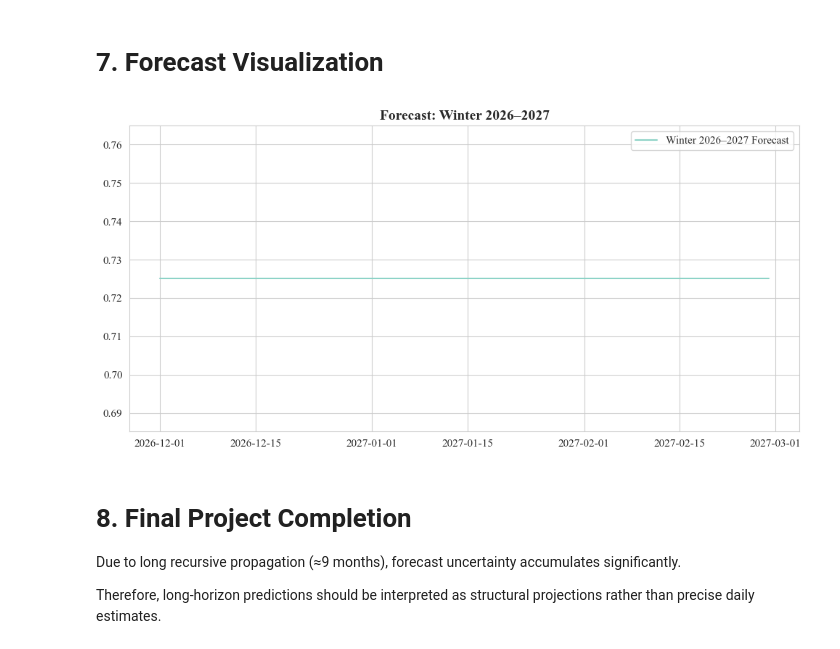
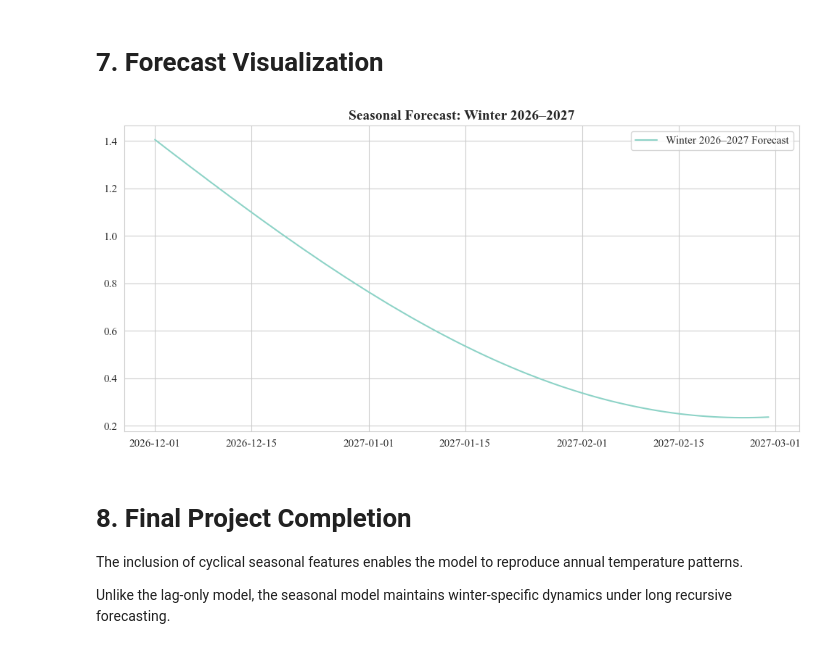
Before and after one commit to x1n0x/time-series-temperature-forecast, a Jupyter notebook: notebooks/06_winter_2026_2027_forecast.ipynb, the cells around one changed output. Saved outputs shown, nothing was run; the diff lists cells and outputs as text; code cells hidden in the pictures.

Commit message:
Upgrade winter forecast with seasonal cyclical features

```diff
--- a/notebooks/06_winter_2026_2027_forecast.ipynb
+++ b/notebooks/06_winter_2026_2027_forecast.ipynb
@@ -39,17 +38,24 @@ df = df.sort_values("date").set_index("date")
 df_model = df.copy()
 df_model["tavg"] = pd.to_numeric(df_model["tavg"], errors="coerce")
 
-# Create lag features
+# Lag features
 for lag in range(1, 8):
     df_model[f"lag_{lag}"] = df_model["tavg"].shift(lag)
 
-# Rolling statistics (shifted)
+# Rolling features
 df_model["rolling_mean_3"] = df_model["tavg"].rolling(3).mean().shift(1)
 df_model["rolling_mean_7"] = df_model["tavg"].rolling(7).mean().shift(1)
 df_model["rolling_std_7"] = df_model["tavg"].rolling(7).std().shift(1)
 
+# Seasonal features
+df_model["day_of_year"] = df_model.index.dayofyear
+df_model["sin_year"] = np.sin(2 * np.pi * df_model["day_of_year"] / 365)
+df_model["cos_year"] = np.cos(2 * np.pi * df_model["day_of_year"] / 365)
+
 features = [col for col in df_model.columns
-            if col.startswith("lag_") or col.startswith("rolling")]
+            if col.startswith("lag_") or
+               col.startswith("rolling") or
+               col in ["sin_year", "cos_year"]]
 
 df_model = df_model[["tavg"] + features].dropna().copy()
 # %% [markdown]
@@ -71,17 +77,18 @@ forecast_start = pd.Timestamp("2026-12-01")
 forecast_end = pd.Timestamp("2027-02-28")
 
 history = df_model.copy()
-
 future_predictions = []
 
 current_date = history.index[-1]
 
 while current_date < forecast_end:
 
-    # Construct lag features
+    next_date = current_date + pd.Timedelta(days=1)
+
     lag_values = history["tavg"].iloc[-7:].values[::-1]
 
     feature_dict = {}
+
     for i in range(1, 8):
         feature_dict[f"lag_{i}"] = lag_values[i-1]
 
@@ -89,14 +96,16 @@ while current_date < forecast_end:
     feature_dict["rolling_mean_7"] = history["tavg"].iloc[-7:].mean()
     feature_dict["rolling_std_7"] = history["tavg"].iloc[-7:].std()
 
+    # Seasonal features for next_date
+    day_of_year = next_date.dayofyear
+    feature_dict["sin_year"] = np.sin(2 * np.pi * day_of_year / 365)
+    feature_dict["cos_year"] = np.cos(2 * np.pi * day_of_year / 365)
+
     X_next = pd.DataFrame([feature_dict])
 
     y_next = model.predict(X_next)[0]
 
-    next_date = current_date + pd.Timedelta(days=1)
-
     history.loc[next_date, "tavg"] = y_next
-
     future_predictions.append((next_date, y_next))
 
     current_date = next_date
@@ -114,21 +123,21 @@ winter_forecast = forecast_df.loc["2026-12-01":"2027-02-28"]
 # %%
 plt.figure(figsize=(10,5))
 
 plt.plot(winter_forecast.index,
          winter_forecast["forecast"],
          label="Winter 2026–2027 Forecast")
 
-plt.title("Forecast: Winter 2026–2027")
+plt.title("Seasonal Forecast: Winter 2026–2027")
 plt.legend()
 plt.tight_layout()
 plt.show()
 # %% [output]
-[figure, old version]
+[figure, new version]
 # %% [markdown]
 # **8. Final Project Completion**
 
-Due to long recursive propagation (≈9 months),
-forecast uncertainty accumulates significantly.
+The inclusion of cyclical seasonal features enables the model
+to reproduce annual temperature patterns.
 
-Therefore, long-horizon predictions should be interpreted
-as structural projections rather than precise daily estimates.
+Unlike the lag-only model, the seasonal model maintains
+winter-specific dynamics under long recursive forecasting.
```
Also changed, not shown: parts of 1 cell of this notebook.
